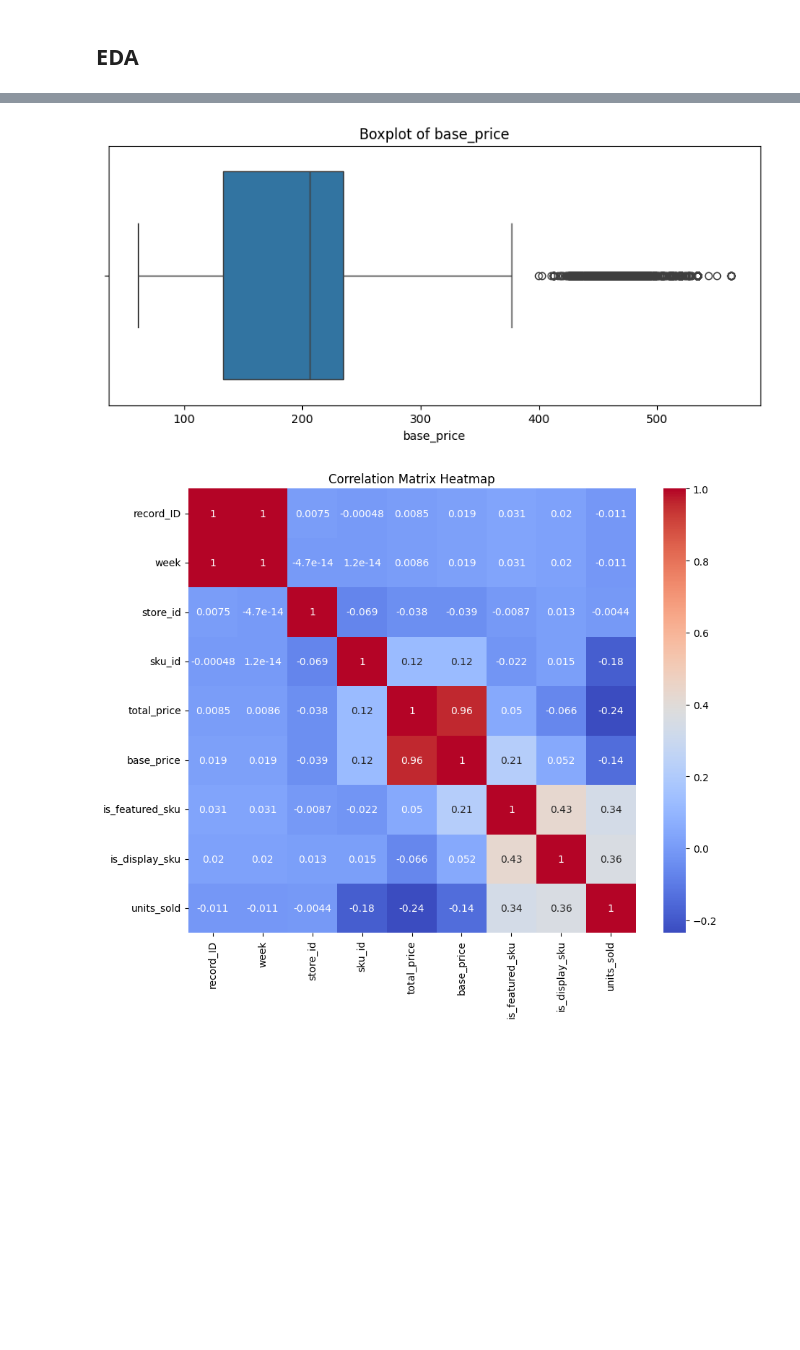
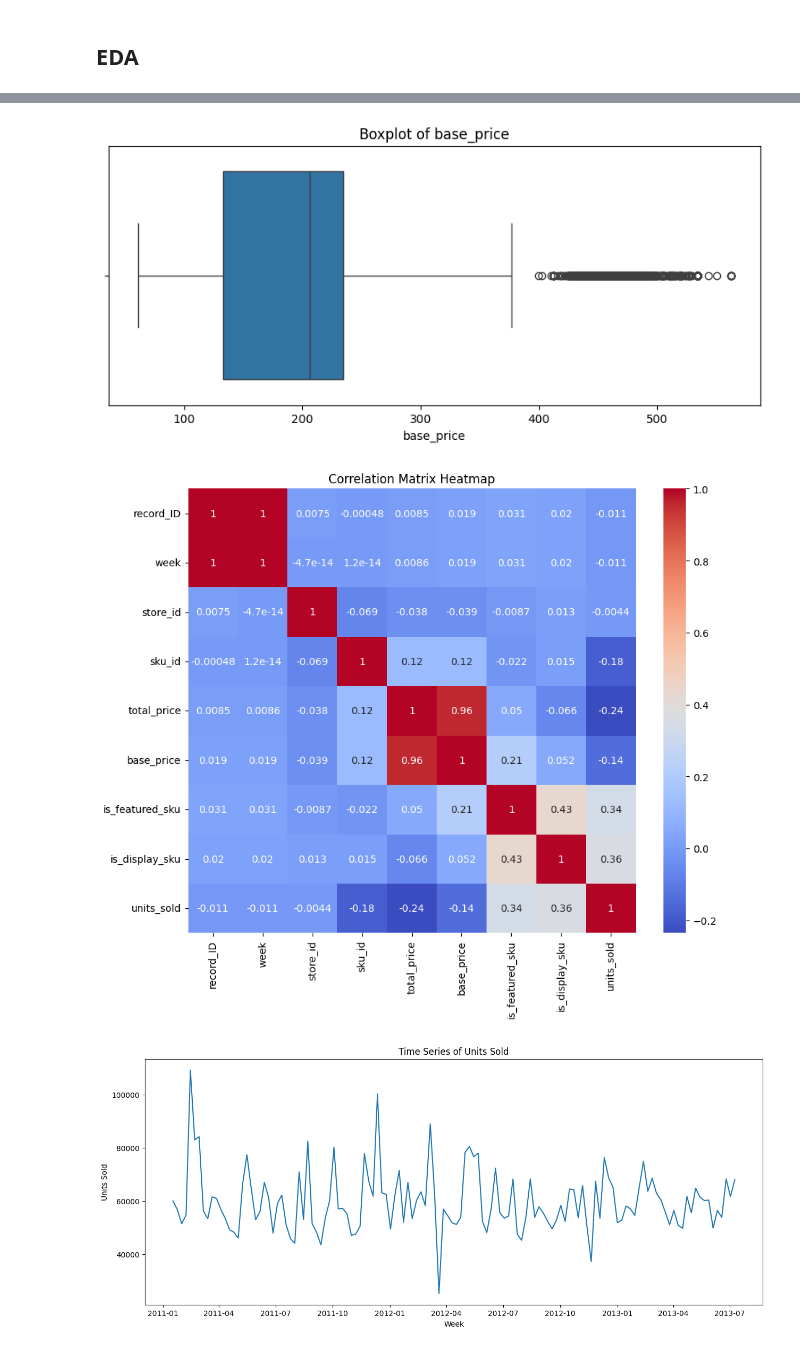
Before and after one commit to srsimonson/time-series-projects, a Jupyter notebook: model_comparisons_ecommerce_demand.ipynb, the cells around one changed output, grey strips where cells are left out. Cells and saved outputs as stored; diff of their text form; code cells hidden in the pictures; blank space fills up the shorter version.

```diff
--- a/model_comparisons_ecommerce_demand.ipynb
+++ b/model_comparisons_ecommerce_demand.ipynb
@@ -95,30 +95,39 @@ for col in categorical_cols:
     plt.figure(figsize=(10,4))
     plt.hist(data[col], bins=30)
     plt.title(f'Distribution of {col}')
     plt.show()
 
 # Boxplot for numerical columns
 numerical_cols = ['total_price', 'base_price']
 
 for col in numerical_cols:
     plt.figure(figsize=(10,4))
     sns.boxplot(x=data[col])
     plt.title(f'Boxplot of {col}')
     plt.show()
 
 # Check the correlation between features
 correlation = data.corr() # 1 = highly correlated, -1 = negatively correlated; close to 0 = not correlated
 
 plt.figure(figsize=(10,8))
 sns.heatmap(correlation, annot=True, cmap='coolwarm')
 plt.title('Correlation Matrix Heatmap')
 plt.show()
+
+# Plot the time series of 'units_sold'
+plt.figure(figsize=(15, 6))
+plt.plot(weekly_data['week'], weekly_data['units_sold'])
+plt.title('Time Series of Units Sold')
+plt.xlabel('Week')
+plt.ylabel('Units Sold')
+plt.show()
 # %% [output]
 [figure]
 [figure]
 [figure]
 [figure]
 [figure]
 [figure]
 [figure]
 [figure]
+[figure, added]
```
Also changed, not shown: parts of 10 cells of this notebook.
